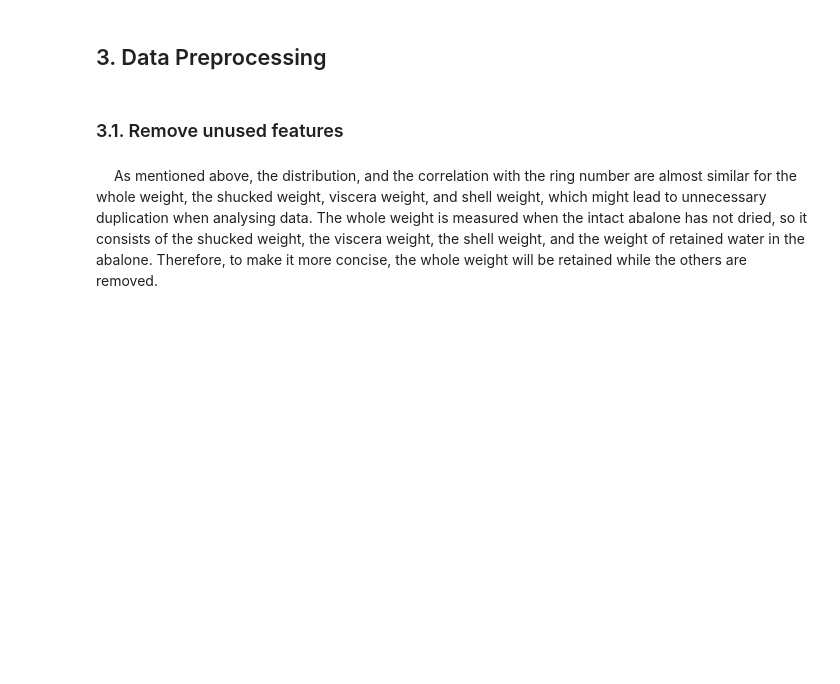
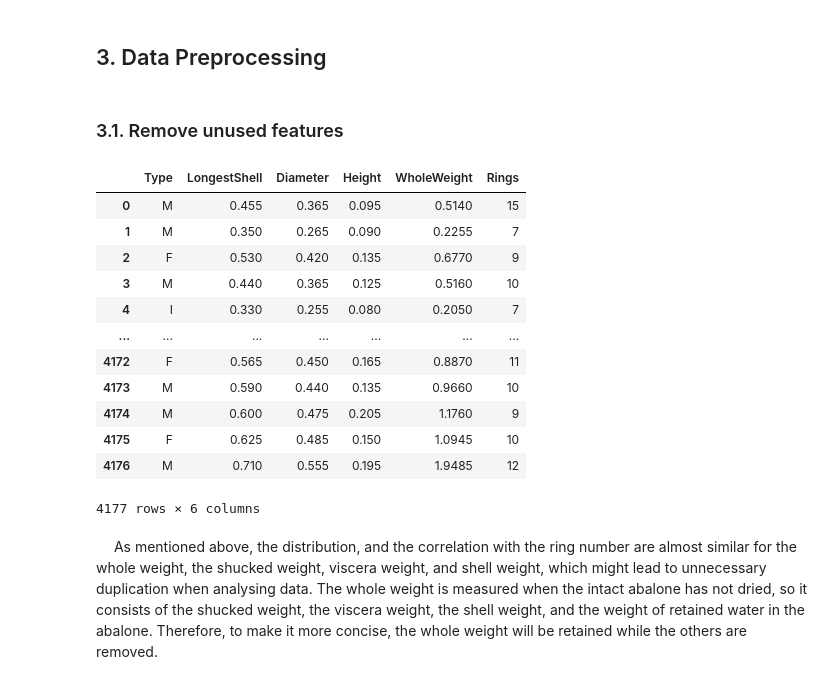
Before and after one commit to Pimz25/AI_ML, a Jupyter notebook: A3.ipynb, the cells around one changed output. Saved outputs shown, nothing was run; the diff lists cells and outputs as text; code cells hidden in the pictures; blank space fills up the shorter version.

```diff
--- a/A3.ipynb
+++ b/A3.ipynb
@@ -226,7 +275,21 @@ plt.show() # show plot
 # %%
 abalone_df.drop(columns = ['ShuckedWeight', 'VisceraWeight', 'ShellWeight'], inplace = True)
 # Uncomment to see the outcome
-# abalone_df
+abalone_df
+# %% [output]
+|  | Type | LongestShell | Diameter | Height | WholeWeight | Rings |
+| 0 | M | 0.455 | 0.365 | 0.095 | 0.5140 | 15 |
+| 1 | M | 0.350 | 0.265 | 0.090 | 0.2255 | 7 |
+| 2 | F | 0.530 | 0.420 | 0.135 | 0.6770 | 9 |
+| 3 | M | 0.440 | 0.365 | 0.125 | 0.5160 | 10 |
+| 4 | I | 0.330 | 0.255 | 0.080 | 0.2050 | 7 |
+| ... | ... | ... | ... | ... | ... | ... |
+| 4172 | F | 0.565 | 0.450 | 0.165 | 0.8870 | 11 |
+| 4173 | M | 0.590 | 0.440 | 0.135 | 0.9660 | 10 |
+| 4174 | M | 0.600 | 0.475 | 0.205 | 1.1760 | 9 |
+| 4175 | F | 0.625 | 0.485 | 0.150 | 1.0945 | 10 |
+| 4176 | M | 0.710 | 0.555 | 0.195 | 1.9485 | 12 |
+4177 rows × 6 columns
 # %% [markdown]
 &emsp; As mentioned above, the distribution, and the correlation with the ring number are almost similar for the whole weight, the shucked weight, viscera weight, and shell weight, which might lead to unnecessary duplication when analysing data. The whole weight is measured when the intact abalone has not dried, so it consists of the shucked weight, the viscera weight, the shell weight, and the weight of retained water in the abalone. Therefore, to make it more concise, the whole weight will be retained while the others are removed.
 # %% [markdown]
```
Also changed, not shown: parts of 4 cells of this notebook.
